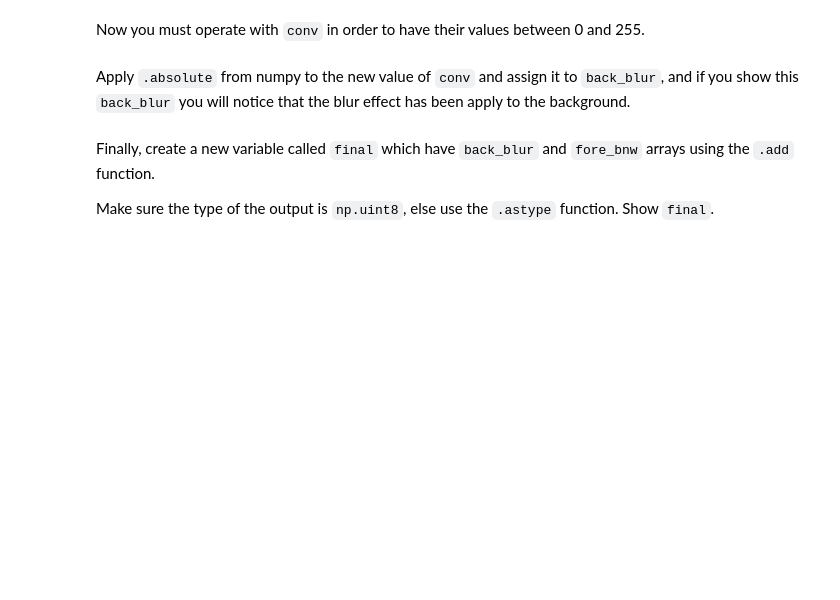
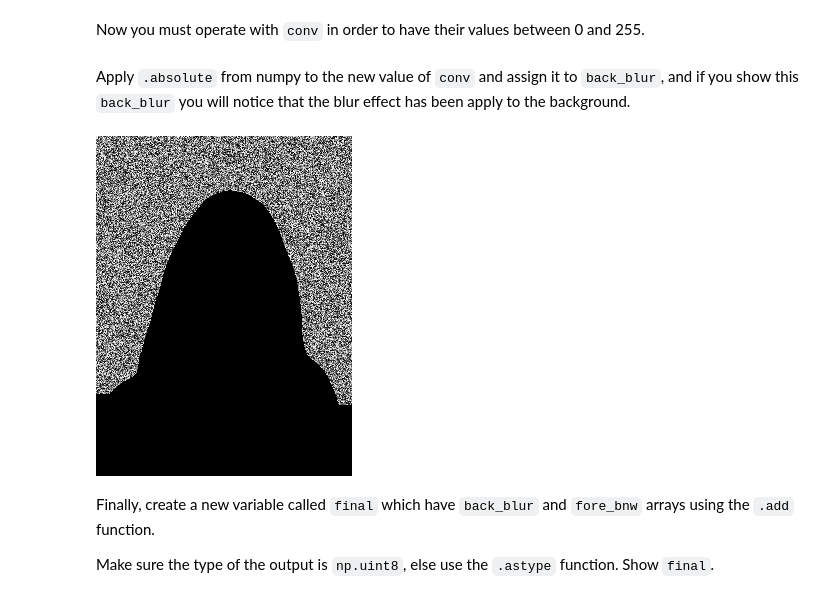
Before and after one commit to silviaherf/lab-image-segmentation, a Jupyter notebook: main.ipynb, the cells around one changed output. Cells and saved outputs as stored; diff of their text form; code cells hidden in the pictures; blank space fills up the shorter version.

```diff
--- a/main.ipynb
+++ b/main.ipynb
@@ -56,7 +56,7 @@ Sometimes it is desirable to thumbnail all images to have the same width or heig
 *Hint: use `img.size` as much as you need until you get a size of (384, 256)*.
 # %%
 # Your code here
-img = f.resize((256,340),resample=1)
+img = f.resize((256,340))
 img
 # %% [output]
 [figure]
@@ -152,6 +164,9 @@ Apply `.absolute` from numpy to the new value of `conv` and assign it to `back_b
 # %%
 # Your code here
 back_blur=np.absolute(conv)
+Image.fromarray(back_blur)
+# %% [output]
+[figure, added]
 # %% [markdown]
 Finally, create a new variable called `final` which have `back_blur` and `fore_bnw` arrays using the `.add` function.
 
```
Also changed, not shown: parts of 12 cells of this notebook.
